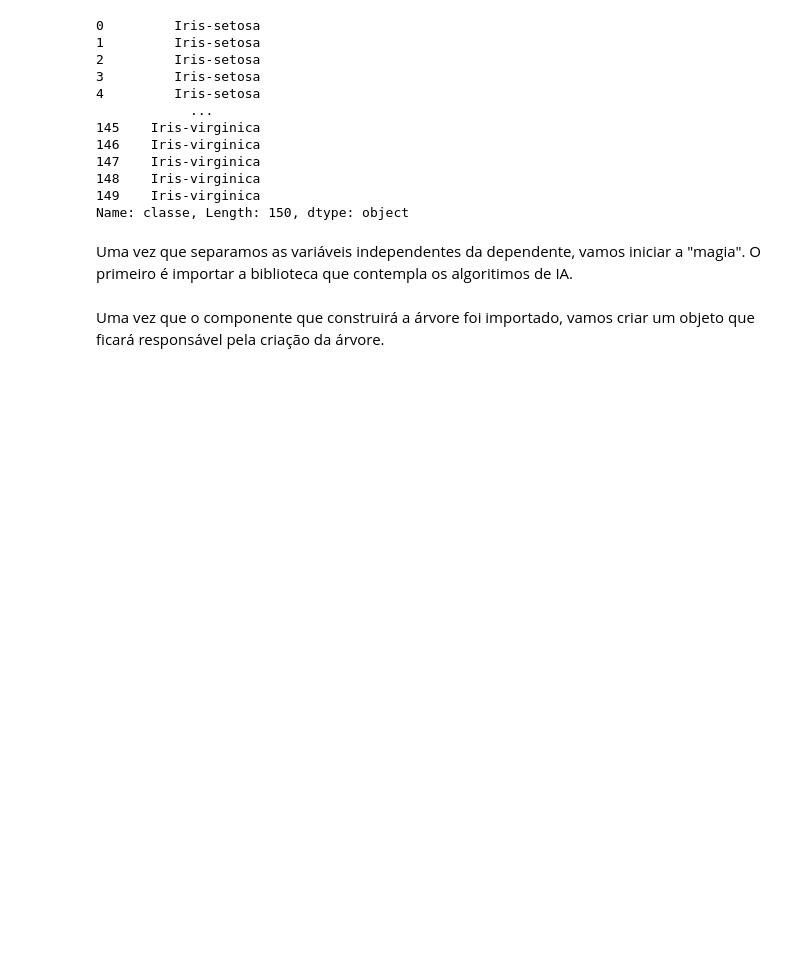
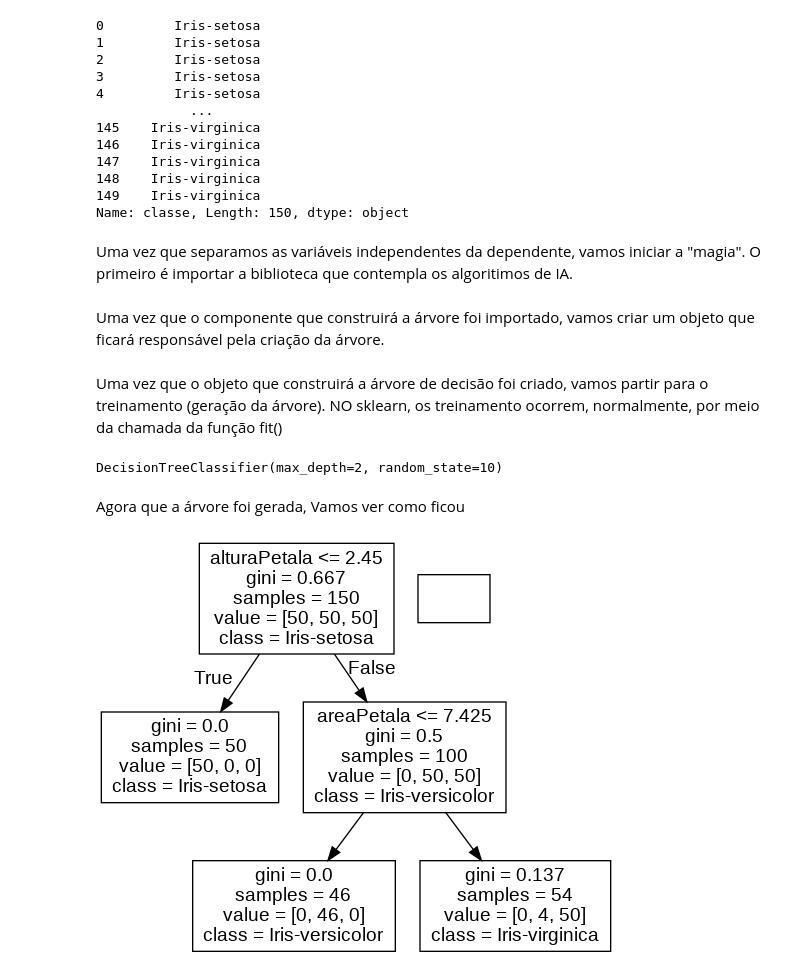
Before and after one commit to xMORRICEx/CeubOS, a Jupyter notebook: Classificação_Íris.ipynb, the cells around one changed output. Saved outputs shown, nothing was run; the diff lists cells and outputs as text; code cells hidden in the pictures; blank space fills up the shorter version.

```diff
--- a/Classificação_Íris.ipynb
+++ b/Classificação_Íris.ipynb
@@ -100,3 +100,28 @@ from sklearn.tree import DecisionTreeClassifier
 Uma vez que o componente que construirá a árvore foi importado, vamos criar um objeto que ficará responsável pela criação da árvore.
 # %%
 objClassificador = DecisionTreeClassifier(random_state=10, criterion="gini" ,max_depth=2)
+# %% [markdown]
+Uma vez que o objeto que construirá a árvore de decisão foi criado, vamos partir para o treinamento (geração da árvore). NO sklearn, os treinamento ocorrem, normalmente, por meio da chamada da função fit()
+# %%
+objClassificador.fit(X,y)
+# %% [output]
+DecisionTreeClassifier(max_depth=2, random_state=10)
+# %% [markdown]
+Agora que a árvore foi gerada, Vamos ver como ficou
+# %%
+from IPython.display import Image
+from sklearn import tree
+import pydotplus
+
+# Create DOT data
+dot_data = tree.export_graphviz(objClassificador, out_file=None,
+                                feature_names=variaveisIndependentes,
+                                class_names=dataFrame.classe.unique())
+
+# Draw graph
+graph = pydotplus.graph_from_dot_data(dot_data)
+
+# Show graph
+Image(graph.create_png())
+# %% [output]
+[figure, added]
```
